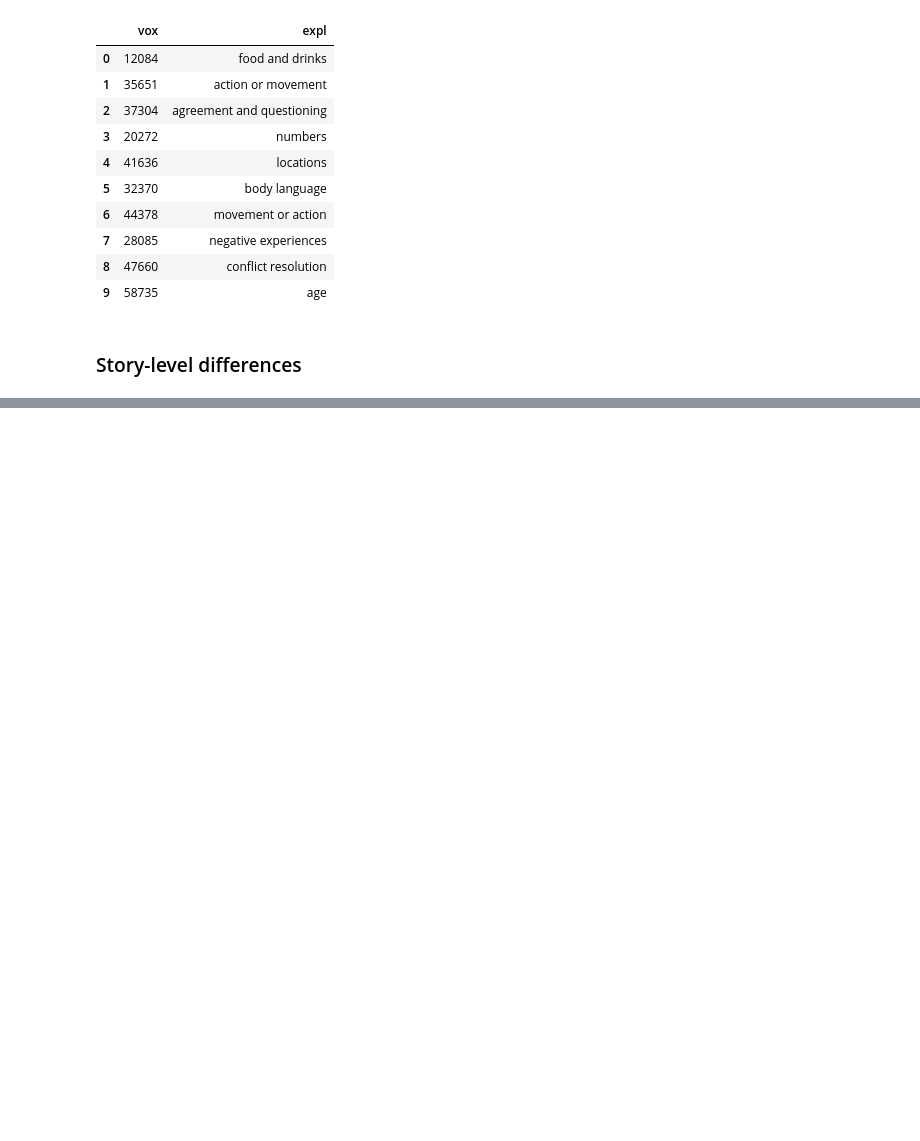
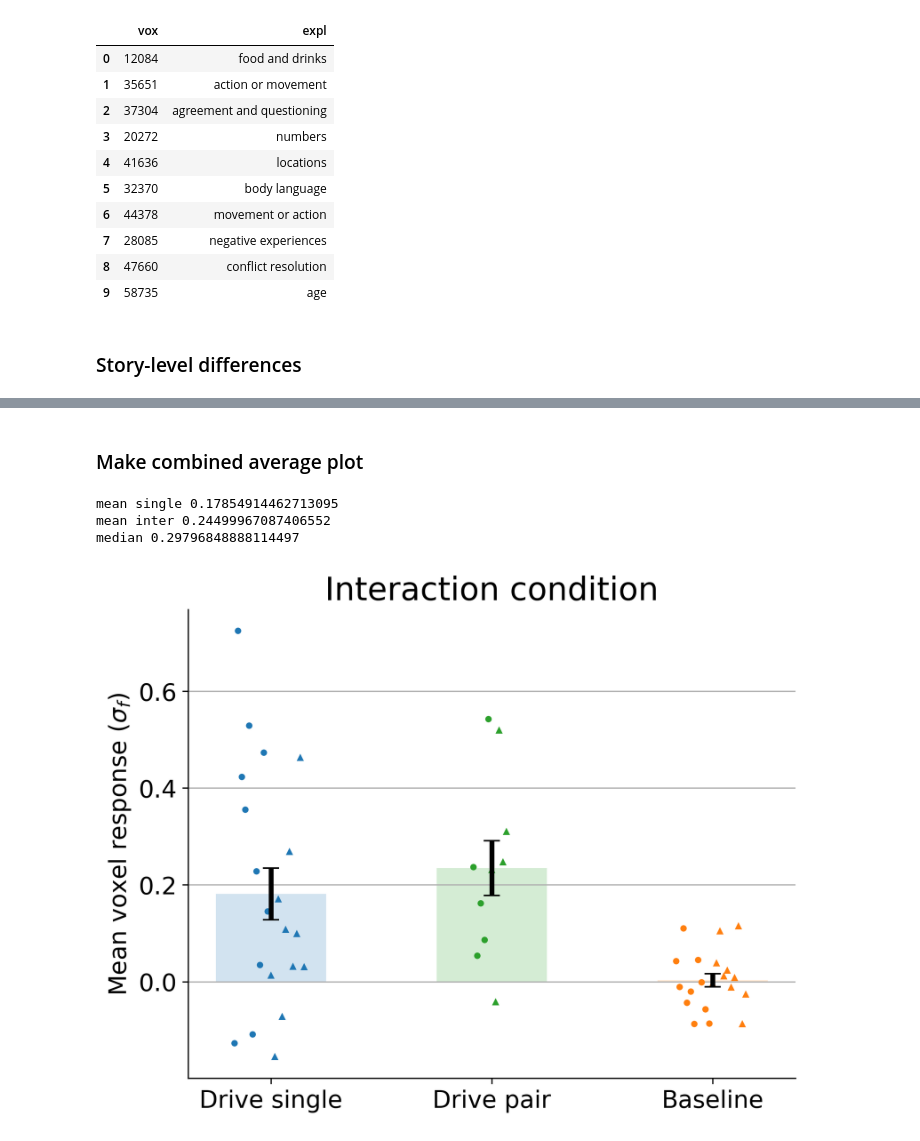
Before and after one commit to microsoft/automated-explanations, a Jupyter notebook: notebooks_stories/2_analyze_pilot/02_interactions.ipynb, the cells around one changed output, grey strips where cells are left out. Cells and saved outputs as stored; diff of their text form; code cells hidden in the pictures; blank space fills up the shorter version.

```diff
--- a/notebooks_stories/2_analyze_pilot/02_interactions.ipynb
+++ b/notebooks_stories/2_analyze_pilot/02_interactions.ipynb
@@ -335,0 +301,19 @@ plt.show()
+# %% [markdown]
+### Make combined average plot
+# %%
+uts02 = joblib.load(join(RESULTS_DIR, 'processed',
+                    'pilot2_interactions_means.pkl'))
+uts03 = joblib.load(join(RESULTS_DIR, 'processed',
+                    'pilot3_interactions_means.pkl'))
+sasc.viz.barplot_interaction([uts02['diag_means'], uts03['diag_means']],
+                             [uts02['off_diag_means'], uts03['off_diag_means']],
+                             [uts02['diag_means_interaction'],
+                              uts03['diag_means_interaction']],
+                             [uts02['off_diag_means_interaction'],
+                              uts03['off_diag_means_interaction']],
+                             pilot_name='full_')
+# %% [output]
+mean single 0.17854914462713095
+mean inter 0.24499967087406552
+median 0.29796848888114497
+[figure, added]
```
Also changed, not shown: parts of 6 cells of this notebook, 5 other files.
